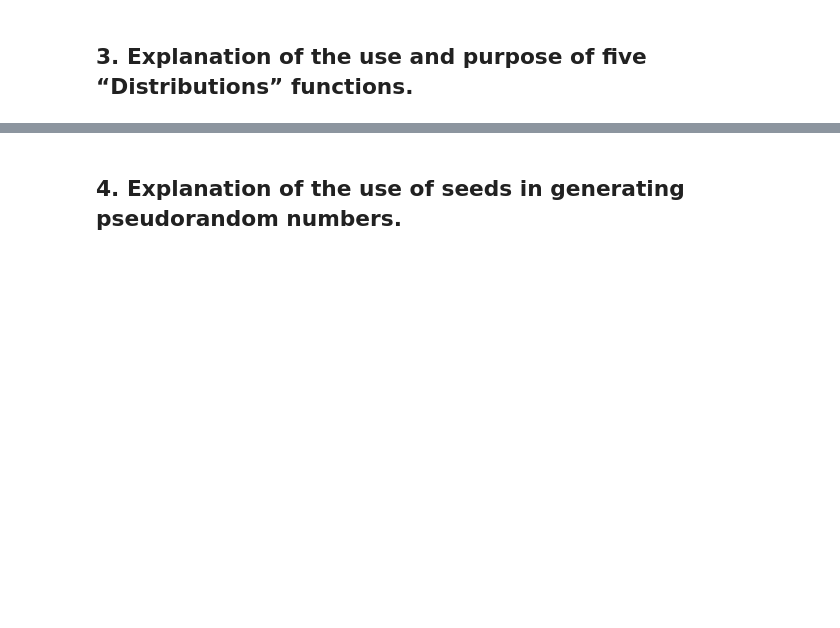
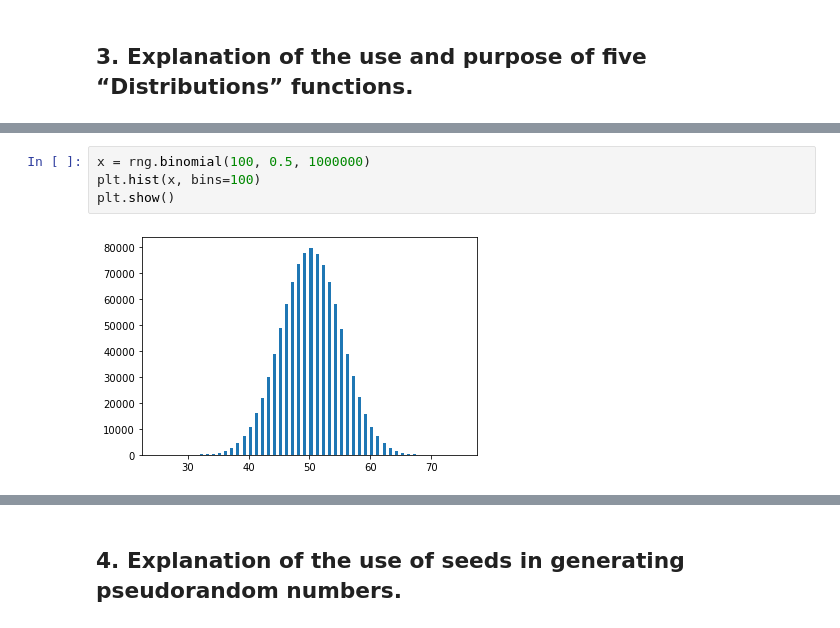
Before and after one commit to declanohara123/numpy-random, a Jupyter notebook: Numpy-Random Investigation.ipynb, the cells around one changed output, grey strips where cells are left out. Drawn from its saved outputs; the diff is of its cells as text; blank space fills up the shorter version.

```diff
--- a/Numpy-Random Investigation.ipynb
+++ b/Numpy-Random Investigation.ipynb
@@ -201,0 +249,6 @@ The simple random data functions are capable of creating data wheteher in large
+# %%
+x = rng.binomial(100, 0.5, 1000000)
+plt.hist(x, bins=100)
+plt.show()
+# %% [output]
+[figure, added]
```
Also changed, not shown: parts of 92 cells of this notebook.
